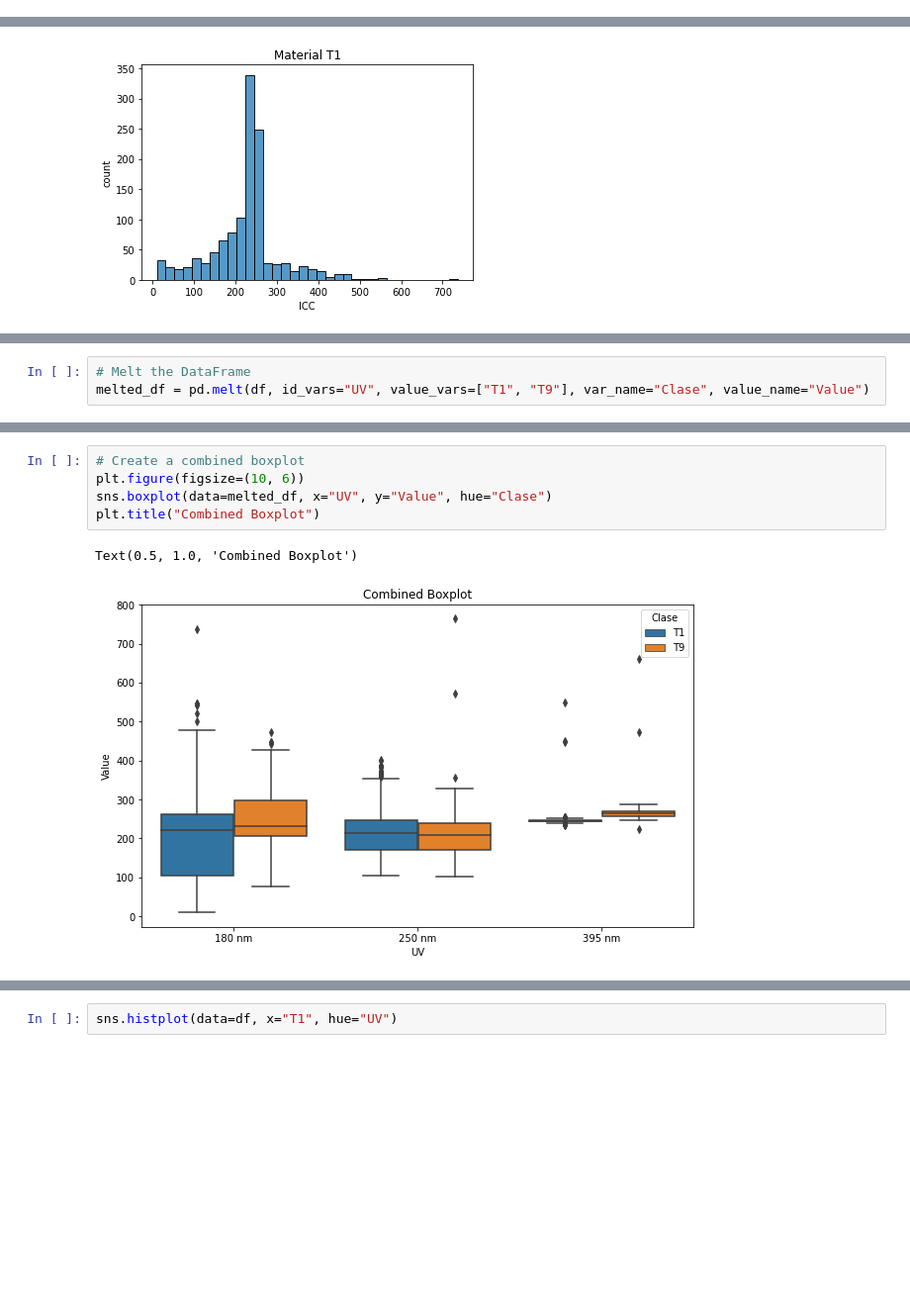
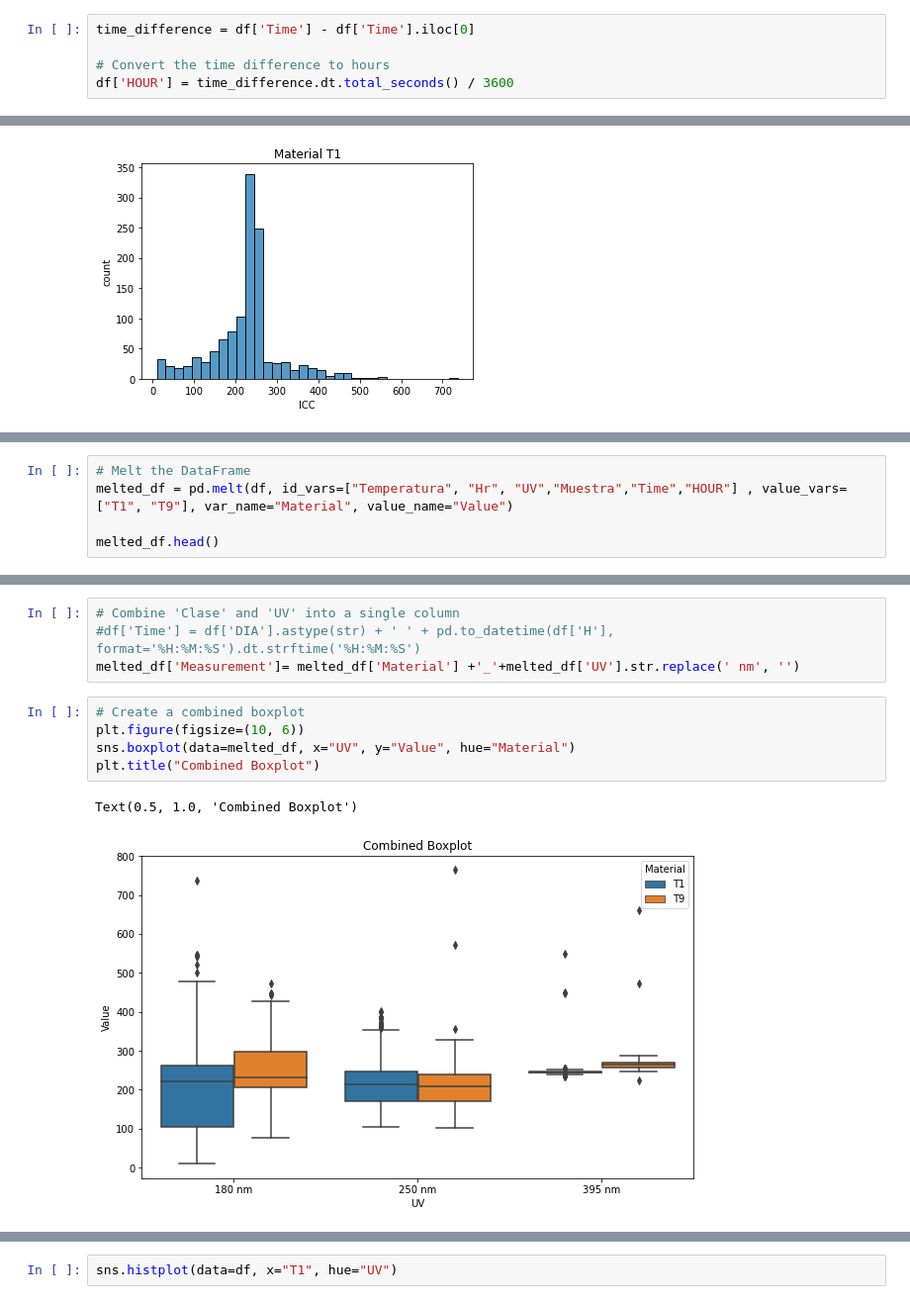
Before and after one commit to andreapy/Quinua, a Jupyter notebook: ICC.ipynb, the cells around one changed output, grey strips where cells are left out. Shown at 99% size. Cells and saved outputs as stored; diff of their text form; blank space fills up the shorter version.

```diff
--- a/ICC.ipynb
+++ b/ICC.ipynb
@@ -75 +94,6 @@ df.head()
+# %%
+time_difference = df['Time'] - df['Time'].iloc[0]
+
+# Convert the time difference to hours
+df['HOUR'] = time_difference.dt.total_seconds() / 3600
 # %%
@@ -115,3 +238,5 @@ Text(0.5, 1.0, 'Material T1')
 # %%
 # Melt the DataFrame
-melted_df = pd.melt(df, id_vars="UV", value_vars=["T1", "T9"], var_name="Clase", value_name="Value")
+melted_df = pd.melt(df, id_vars=["Temperatura", "Hr", "UV","Muestra","Time","HOUR"] , value_vars=["T1", "T9"], var_name="Material", value_name="Value")
+
+melted_df.head()
@@ -118,8 +250,12 @@ melted_df = pd.melt(df, id_vars="UV", value_vars=["T1", "T9"], var_name="Clase",
+# %%
+# Combine 'Clase' and 'UV' into a single column
+#df['Time'] = df['DIA'].astype(str) + ' ' + pd.to_datetime(df['H'], format='%H:%M:%S').dt.strftime('%H:%M:%S')
+melted_df['Measurement']= melted_df['Material'] +'_'+melted_df['UV'].str.replace(' nm', '')
 # %%
 # Create a combined boxplot
 plt.figure(figsize=(10, 6))
-sns.boxplot(data=melted_df, x="UV", y="Value", hue="Clase")
+sns.boxplot(data=melted_df, x="UV", y="Value", hue="Material")
 plt.title("Combined Boxplot")
 # %% [output]
 Text(0.5, 1.0, 'Combined Boxplot')
-[figure, old version]
+[figure, new version]
```
Also changed, not shown: parts of 28 cells of this notebook, 1 other file.
